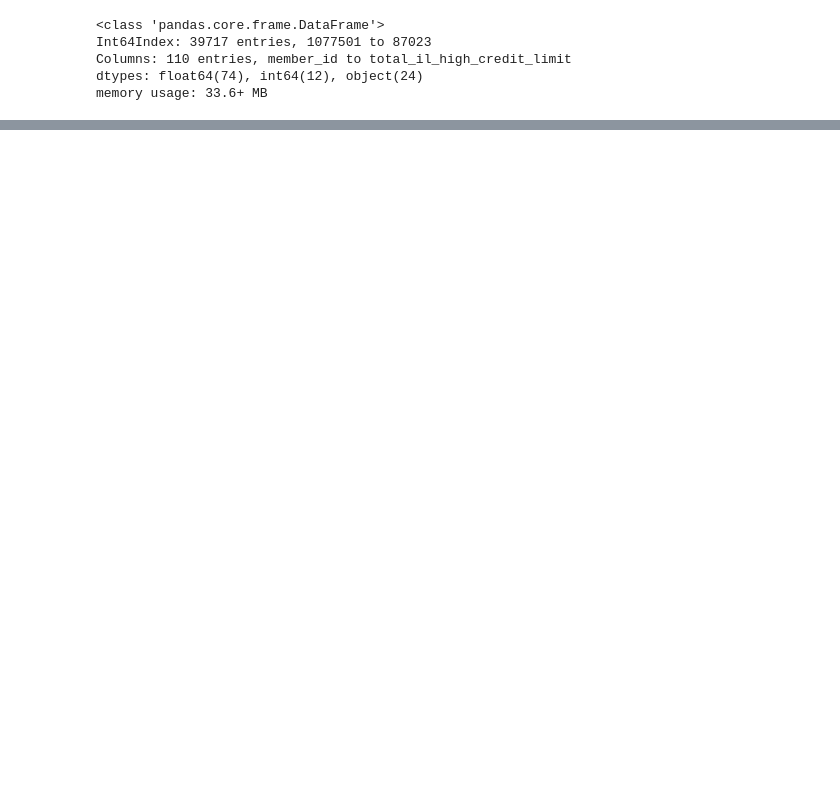
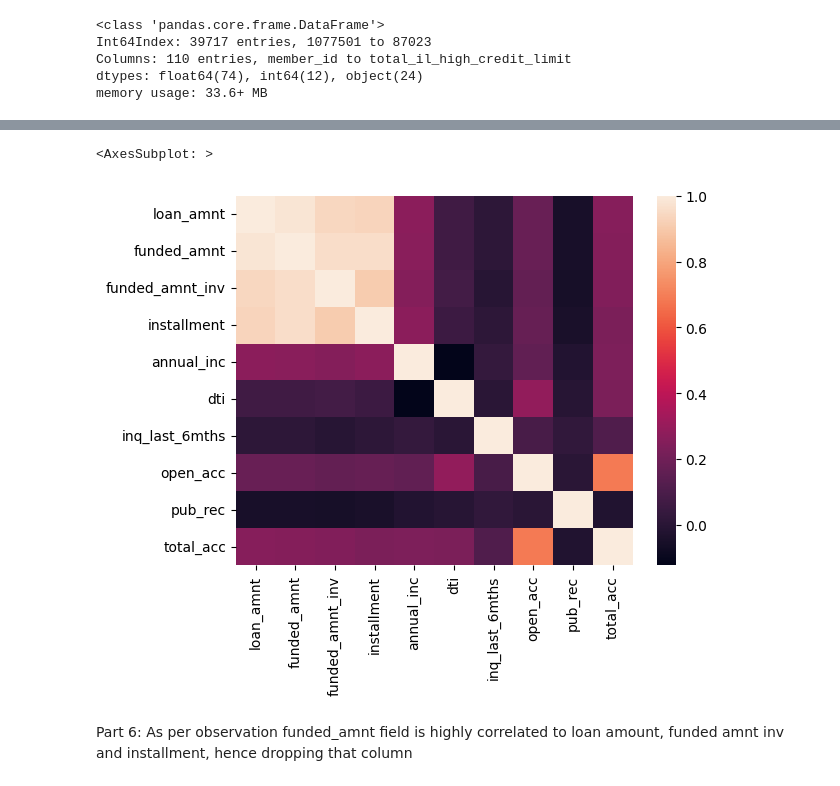
Before and after one commit to asthaa29/lendingcasestudy, a Jupyter notebook: Group_Facilitator_Astha.ipynb, the cells around one changed output, grey strips where cells are left out. Drawn from its saved outputs; the diff is of its cells as text; code cells hidden in the pictures; blank space fills up the shorter version.

```diff
--- a/Group_Facilitator_Astha.ipynb
+++ b/Group_Facilitator_Astha.ipynb
@@ -38,0 +138,5 @@ memory usage: 33.6+ MB
+# %%
+drop_col_list = ["desc","pub_rec_bankruptcies","next_pymnt_d","mths_since_last_record","mths_since_last_delinq"]
+# %%
+loanDf = loanDf.drop(columns=drop_col_list)
+loanDf.shape
@@ -38,0 +170,4 @@ memory usage: 33.6+ MB
+# %%
+drop_col_list = ["member_id","url","title","last_credit_pull_d","emp_title","zip_code","addr_state", "delinq_2yrs", "revol_bal", "out_prncp", "total_pymnt", "total_pymnt_inv", "total_rec_prncp", "total_rec_int", "total_rec_late_fee", "recoveries",'out_prncp_inv', 'collection_recovery_fee','earliest_cr_line','last_pymnt_amnt']
+# %%
+loanDf = loanDf.drop(columns=drop_col_list)
@@ -38,0 +192,7 @@ memory usage: 33.6+ MB
+# %%
+sns.heatmap(loanDf.corr())
+# %% [output]
+<AxesSubplot: >
+[figure, added]
+# %% [markdown]
+Part 6: As per observation funded_amnt field is highly correlated to loan amount, funded amnt inv and installment, hence dropping that column
```
Also changed, not shown: parts of 77 cells of this notebook.
